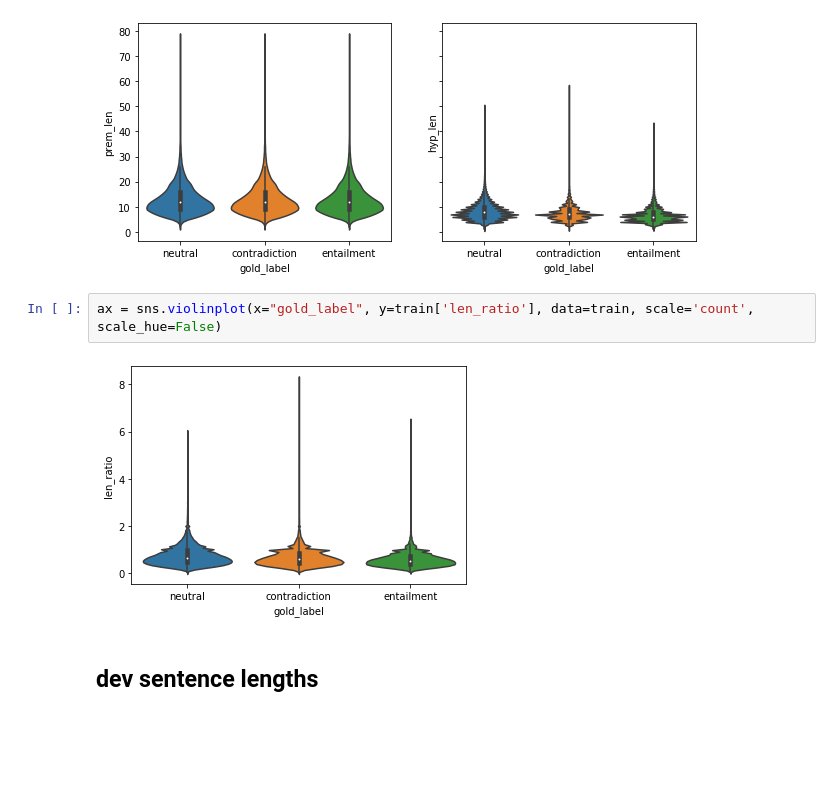
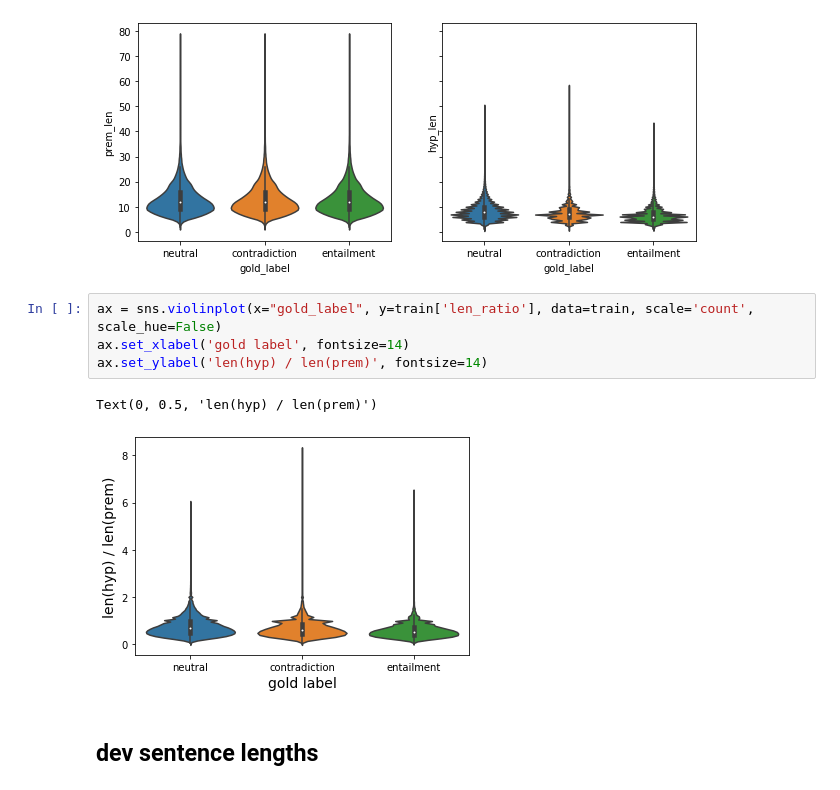
Before and after one commit to emc5ud/fp-dataset-artifacts, a Jupyter notebook: notebooks/SNLI-eda.ipynb, the cells around one changed output. Drawn from its saved outputs; the diff is of its cells as text; blank space fills up the shorter version.

```diff
--- a/notebooks/SNLI-eda.ipynb
+++ b/notebooks/SNLI-eda.ipynb
@@ -41,8 +41,11 @@ sns.violinplot(x="gold_label", y="hyp_len", data=train, scale='count', scale_hue
 [figure]
 # %%
 ax = sns.violinplot(x="gold_label", y=train['len_ratio'], data=train, scale='count', scale_hue=False)
+ax.set_xlabel('gold label', fontsize=14)
+ax.set_ylabel('len(hyp) / len(prem)', fontsize=14)
 # %% [output]
+Text(0, 0.5, 'len(hyp) / len(prem)')
-[figure, old version]
+[figure, new version]
 # %% [markdown]
 ## dev sentence lengths
 # %%
```
Also changed, not shown: 3 other files.
